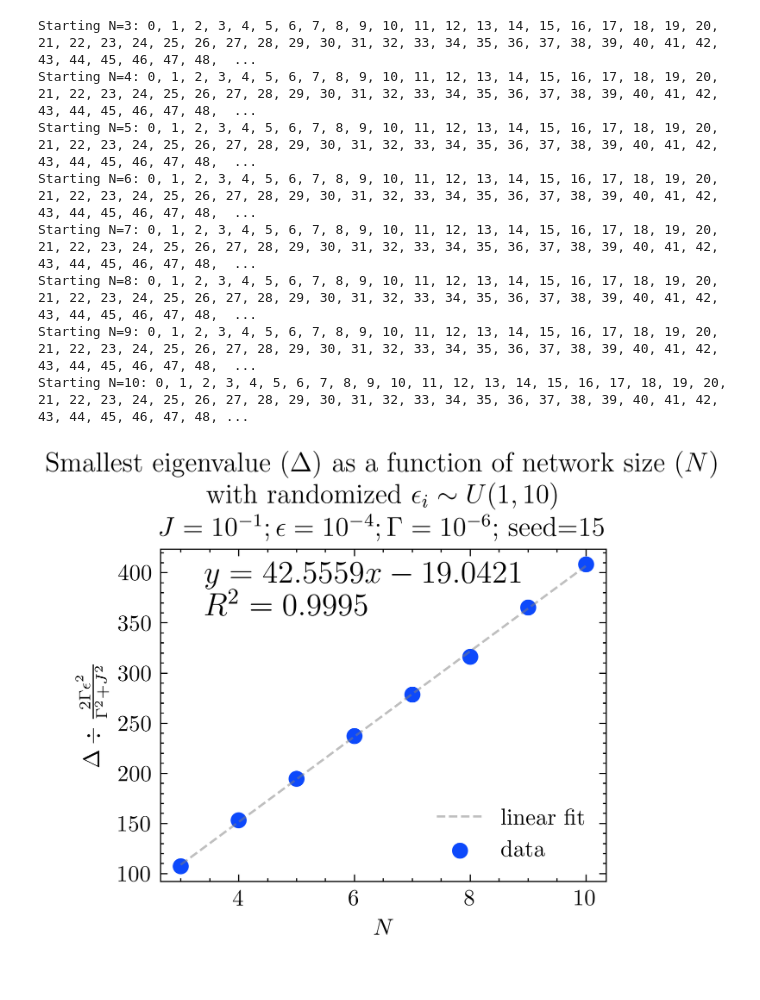
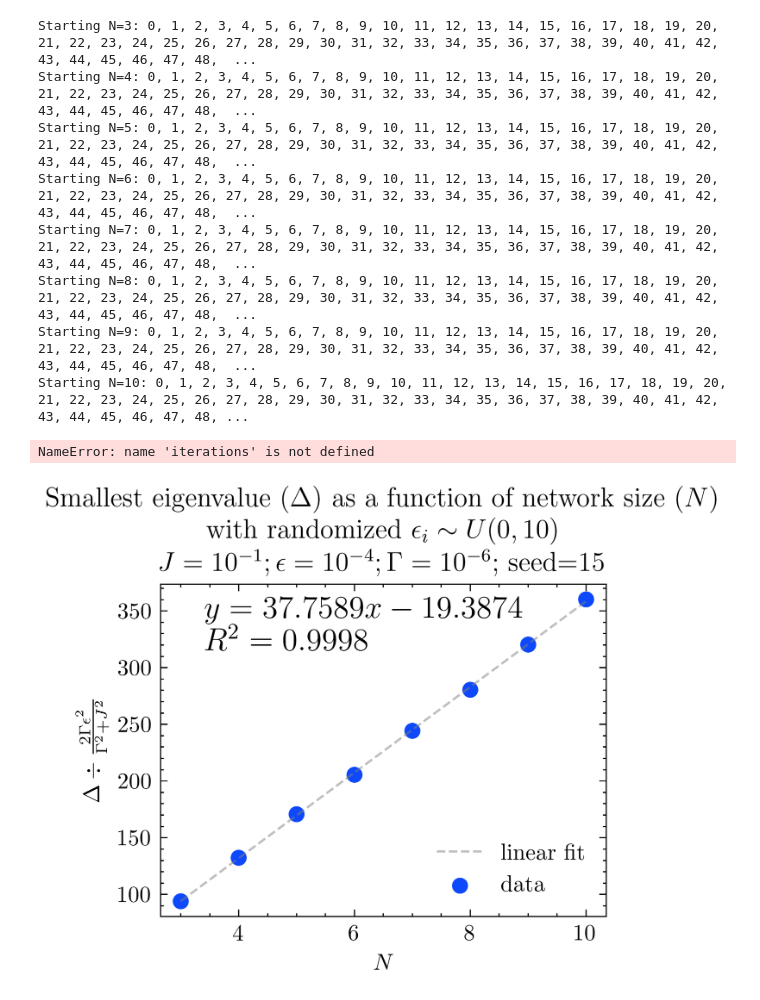
Before and after one commit to kiwipretzel/nserc-2026, a Jupyter notebook: [3.8] [N scaling with randomness]/august 11/n scaling.ipynb, the cells around one changed output. Cells and saved outputs as stored; diff of their text form; code cells hidden in the pictures.

```diff
--- a/[3.8] [N scaling with randomness]/august 11/n scaling.ipynb
+++ b/[3.8] [N scaling with randomness]/august 11/n scaling.ipynb
@@ -100,12 +104,14 @@ gamma_val = 1e-6
 seed = 15
 num_dimers = 1
 high = 10
-low = 1
+low = 0
+save = True
 
 # SIMULATION PARAMETERS
 N_start = 3
 N_stop = 10
-iterations_per_N = 200
+iterations_per_N = 1000
+
 
 gaps = np.asarray([ gaps_of_liousvillian(iterations=iterations_per_N,
                                          N=i,
@@ -127,33 +133,35 @@ Ns = np.arange(N_start, N_stop+1)
 # PLOTTING
 x = Ns
 y = np.mean(gaps, axis=1) / (2 * gamma_val * epsilon_val**2 / (gamma_val**2 + J_val**2) )
 
 # linear regression of the form: y=mx+b
 m, b, r_value, p_value, std_err = scipy.stats.linregress(x, y)
 plt.plot(x,m*x+b, color="gray", linestyle="--", alpha=0.5, label="linear fit")
 plt.annotate(fr"$y={np.real(m):.4f}x{"+" if np.real(b)>0 else "-"}{np.abs(b):.4f}$"+ "\n" + fr"$R^2 = {np.real(r_value)**2:.4f}$",
                      (0.1,0.8),
                      xycoords="axes fraction",
                      fontsize="14",
                      ha="left"
                     )
 # data
 plt.scatter(x, y, label="data")
 
 plt.xlabel(r"$N$")
 plt.ylabel(r"$ \Delta \div \frac{ 2 \Gamma \epsilon^2 }{\Gamma^2 + J^2}$")
 plt.title(r"Smallest eigenvalue ($\Delta$) as a function of network size ($N$) " + "\n" + rf" with randomized $\epsilon_i \sim U({{{low}}}, {{{high}}})$" + "\n" + rf"$J=10^{{{int(np.log10(J_val))}}}; \epsilon=10^{{{int(np.log10(epsilon_val))}}}; \Gamma=10^{{{int(np.log10(gamma_val))}}}$; seed={{{seed}}}")
 plt.legend()
 
-plt.savefig(f"J={J_val}; epsilon={epsilon_val}; gamma={gamma_val}; seed={seed}; iterations={iterations}; num_dimers={num_dimers}.svg")
-plt.savefig(f"J={J_val}; epsilon={epsilon_val}; gamma={gamma_val}; seed={seed}; iterations={iterations}; num_dimers={num_dimers}.pdf")
+if save:
+    plt.savefig(f"J={J_val}; epsilon={epsilon_val}; gamma={gamma_val}; seed={seed}; iterations={iterations}; num_dimers={num_dimers}; low={low}; high={high}.svg")
+    plt.savefig(f"J={J_val}; epsilon={epsilon_val}; gamma={gamma_val}; seed={seed}; iterations={iterations}; num_dimers={num_dimers}; low={low}; high={high}.svg")
 # %% [output]
 Starting N=3: 0, 1, 2, 3, 4, 5, 6, 7, 8, 9, 10, 11, 12, 13, 14, 15, 16, 17, 18, 19, 20, 21, 22, 23, 24, 25, 26, 27, 28, 29, 30, 31, 32, 33, 34, 35, 36, 37, 38, 39, 40, 41, 42, 43, 44, 45, 46, 47, 48,  ...
 Starting N=4: 0, 1, 2, 3, 4, 5, 6, 7, 8, 9, 10, 11, 12, 13, 14, 15, 16, 17, 18, 19, 20, 21, 22, 23, 24, 25, 26, 27, 28, 29, 30, 31, 32, 33, 34, 35, 36, 37, 38, 39, 40, 41, 42, 43, 44, 45, 46, 47, 48,  ...
 Starting N=5: 0, 1, 2, 3, 4, 5, 6, 7, 8, 9, 10, 11, 12, 13, 14, 15, 16, 17, 18, 19, 20, 21, 22, 23, 24, 25, 26, 27, 28, 29, 30, 31, 32, 33, 34, 35, 36, 37, 38, 39, 40, 41, 42, 43, 44, 45, 46, 47, 48,  ...
 Starting N=6: 0, 1, 2, 3, 4, 5, 6, 7, 8, 9, 10, 11, 12, 13, 14, 15, 16, 17, 18, 19, 20, 21, 22, 23, 24, 25, 26, 27, 28, 29, 30, 31, 32, 33, 34, 35, 36, 37, 38, 39, 40, 41, 42, 43, 44, 45, 46, 47, 48,  ...
 Starting N=7: 0, 1, 2, 3, 4, 5, 6, 7, 8, 9, 10, 11, 12, 13, 14, 15, 16, 17, 18, 19, 20, 21, 22, 23, 24, 25, 26, 27, 28, 29, 30, 31, 32, 33, 34, 35, 36, 37, 38, 39, 40, 41, 42, 43, 44, 45, 46, 47, 48,  ...
 Starting N=8: 0, 1, 2, 3, 4, 5, 6, 7, 8, 9, 10, 11, 12, 13, 14, 15, 16, 17, 18, 19, 20, 21, 22, 23, 24, 25, 26, 27, 28, 29, 30, 31, 32, 33, 34, 35, 36, 37, 38, 39, 40, 41, 42, 43, 44, 45, 46, 47, 48,  ...
 Starting N=9: 0, 1, 2, 3, 4, 5, 6, 7, 8, 9, 10, 11, 12, 13, 14, 15, 16, 17, 18, 19, 20, 21, 22, 23, 24, 25, 26, 27, 28, 29, 30, 31, 32, 33, 34, 35, 36, 37, 38, 39, 40, 41, 42, 43, 44, 45, 46, 47, 48,  ...
 Starting N=10: 0, 1, 2, 3, 4, 5, 6, 7, 8, 9, 10, 11, 12, 13, 14, 15, 16, 17, 18, 19, 20, 21, 22, 23, 24, 25, 26, 27, 28, 29, 30, 31, 32, 33, 34, 35, 36, 37, 38, 39, 40, 41, 42, 43, 44, 45, 46, 47, 48, ...
+NameError: name 'iterations' is not defined
-[figure, old version]
+[figure, new version]
```
Also changed, not shown: parts of 4 cells of this notebook, 3 other files.
